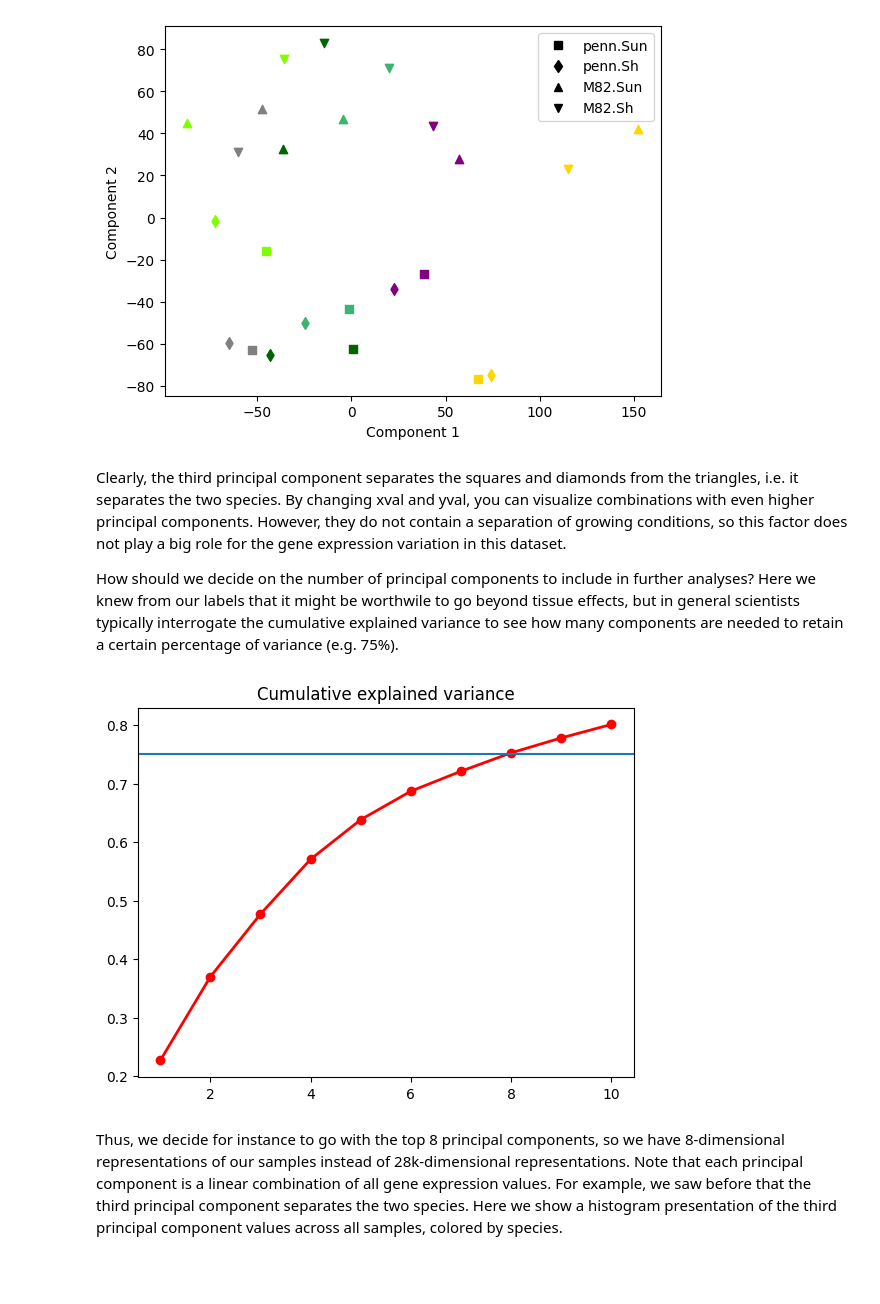
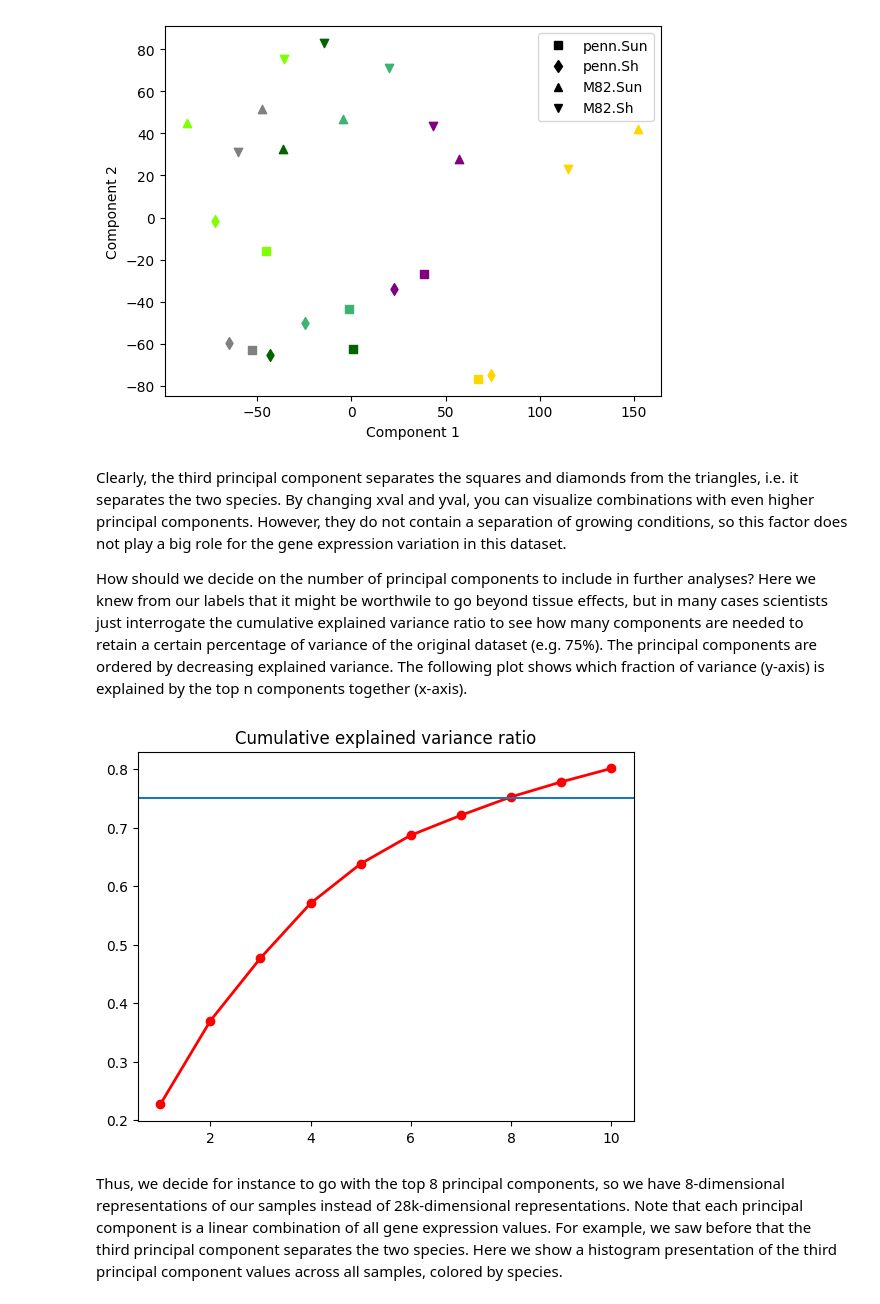
Before and after one commit to HelmholtzAI-Consultants-Munich/DimRed-Course, a Jupyter notebook: notebooks/1_feature_transformation.ipynb, the cells around one changed output. Drawn from its saved outputs; the diff is of its cells as text; code cells hidden in the pictures; blank space fills up the shorter version.

```diff
--- a/notebooks/1_feature_transformation.ipynb
+++ b/notebooks/1_feature_transformation.ipynb
@@ -70,15 +80,15 @@ for k in range(0,len(xval)):
 # %% [markdown]
 Clearly, the third principal component separates the squares and diamonds from the triangles, i.e. it separates the two species. By changing xval and yval, you can visualize combinations with even higher principal components. However, they do not contain a separation of growing conditions, so this factor does not play a big role for the gene expression variation in this dataset.
 
-How should we decide on the number of principal components to include in further analyses? Here we knew from our labels that it might be worthwile to go beyond tissue effects, but in general scientists typically interrogate the cumulative explained variance to see how many components are needed to retain a certain percentage of variance (e.g. 75%).
+How should we decide on the number of principal components to include in further analyses? Here we knew from our labels that it might be worthwile to go beyond tissue effects, but in many cases scientists just interrogate the cumulative explained variance ratio to see how many components are needed to retain a certain percentage of variance of the original dataset (e.g. 75%). The principal components are ordered by decreasing explained variance. The following plot shows which fraction of variance (y-axis) is explained by the top n components together (x-axis).
 # %%
 PC_values = np.arange(pc.n_components_) + 1
 plt.plot(PC_values, pc.explained_variance_ratio_.cumsum(), 'ro-', linewidth=2)
 plt.axhline(0.75)
-plt.title('Cumulative explained variance')
+plt.title('Cumulative explained variance ratio')
 plt.show()
 # %% [output]
-[figure, old version]
+[figure, new version]
 # %% [markdown]
 Thus, we decide for instance to go with the top 8 principal components, so we have 8-dimensional representations of our samples instead of 28k-dimensional representations. Note that each principal component is a linear combination of all gene expression values. For example, we saw before that the third principal component separates the two species. Here we show a histogram presentation of the third principal component values across all samples, colored by species.
 # %%
```
Also changed, not shown: parts of 4 cells of this notebook, 6 other files.
